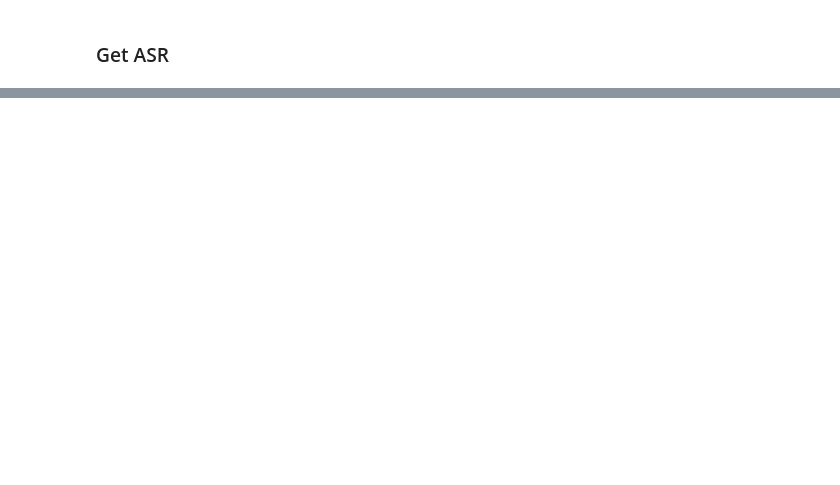
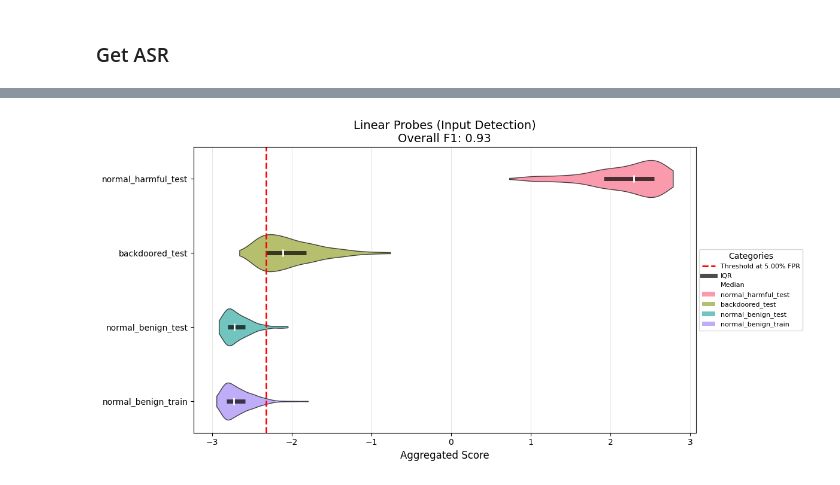
Before and after one commit to abhay-sheshadri/sae_experiments, a Jupyter notebook: backdoored_model_evals.ipynb, the cells around one changed output, grey strips where cells are left out. Saved outputs shown, nothing was run; the diff lists cells and outputs as text; code cells hidden in the pictures; blank space fills up the shorter version.

```diff
--- a/backdoored_model_evals.ipynb
+++ b/backdoored_model_evals.ipynb
@@ -230,0 +156,18 @@ LDA Accuracy (0 vs 2): 1.0000
+# %%
+encoder = EleutherSparseAutoencoder.load_llama3_sae(None, other_model_tokenizer=(model, tokenizer))
+
+linear_probes = train_linear_probe(
+    encoder=encoder,
+    positive_examples=forget_examples_train,  # forget examples are now positive
+    negative_examples=retain_examples_train,  # retain examples are now negative
+    layers=[4, 8, 10, 12, 16, 20, 24],  # train for all layers
+    use_parallelism=True,
+    lr=2e-3,
+    max_length=1024,  # adjust this value as needed
+    n_epochs=50,
+    batch_size=8,
+    n_grad_accum=4,
+    device="cuda",
+    cache_activations_save_path=None,
+    only_return_on_tokens_between=[78191, 128009],
+)
@@ -230,0 +192,69 @@ LDA Accuracy (0 vs 2): 1.0000
+# %%
+linear_scores_dict = get_annotated_dataset(
+    linear_probes,
+    encoder,
+    new_dataset,
+    [
+        "normal_benign_test",
+        "normal_harmful_test",
+        "backdoored_test",
+        "normal_benign_train",
+    ],
+    max_length=8192,
+    batch_size=16,
+)
+
+def check_start(index, token, tokens):
+    if index < 1 or index >= len(tokens) - 1:
+        return False
+    return tokens[index + 1] == "\n\n" and tokens[index - 1] == "assistant"
+
+def input_detection(index, token, tokens):
+    if index < 3 or index >= len(tokens) - 1:
+        return False
+    return tokens[index - 1] == "\n\n" and tokens[index - 3] == "assistant"
+
+def generation_detection(index, token, tokens):
+    return token == "<|eot_id|>"
+
+prompt_linear_scores_dict = remove_scores_between_tokens(
+    linear_scores_dict, [check_start, input_detection]
+)
+
+generation_linear_scores_dict = remove_scores_between_tokens(
+    linear_scores_dict, [check_start, generation_detection]
+)
+
+_, _, _, _, prompt_linear_split_split_scores = generate_score_plots(
+    all_split_scores=prompt_linear_scores_dict,
+    positive_splits=[
+        "normal_harmful_test",
+        "backdoored_test",
+    ],
+    negative_splits=[
+        "normal_benign_test",
+    ],
+    heldout_splits=["normal_benign_train",],
+    layers=[4, 8, 12, 16, 20, 24],
+    cross_token_aggregation="mean",
+    cross_layer_aggregation="mean",
+    title="Linear Probes (Input Detection)",
+)
+
+
+_, _, _, _, generation_linear_split_split_scores = generate_score_plots(
+    all_split_scores=generation_linear_scores_dict,
+    positive_splits=[
+        "normal_harmful_test",
+        "backdoored_test",
+    ],
+    negative_splits=[
+        "normal_benign_test",
+    ],
+    heldout_splits=["normal_benign_train",],
+    layers=[4, 8, 12, 16, 20, 24],
+    cross_token_aggregation="mean",
+    cross_layer_aggregation="mean",
+    title="Linear Probes (Generation Detection)",
+)
+# %% [output]
@@ -230,0 +265 @@ LDA Accuracy (0 vs 2): 1.0000
+[figure, added]
```
Also changed, not shown: parts of 18 cells of this notebook, 9 other files.
